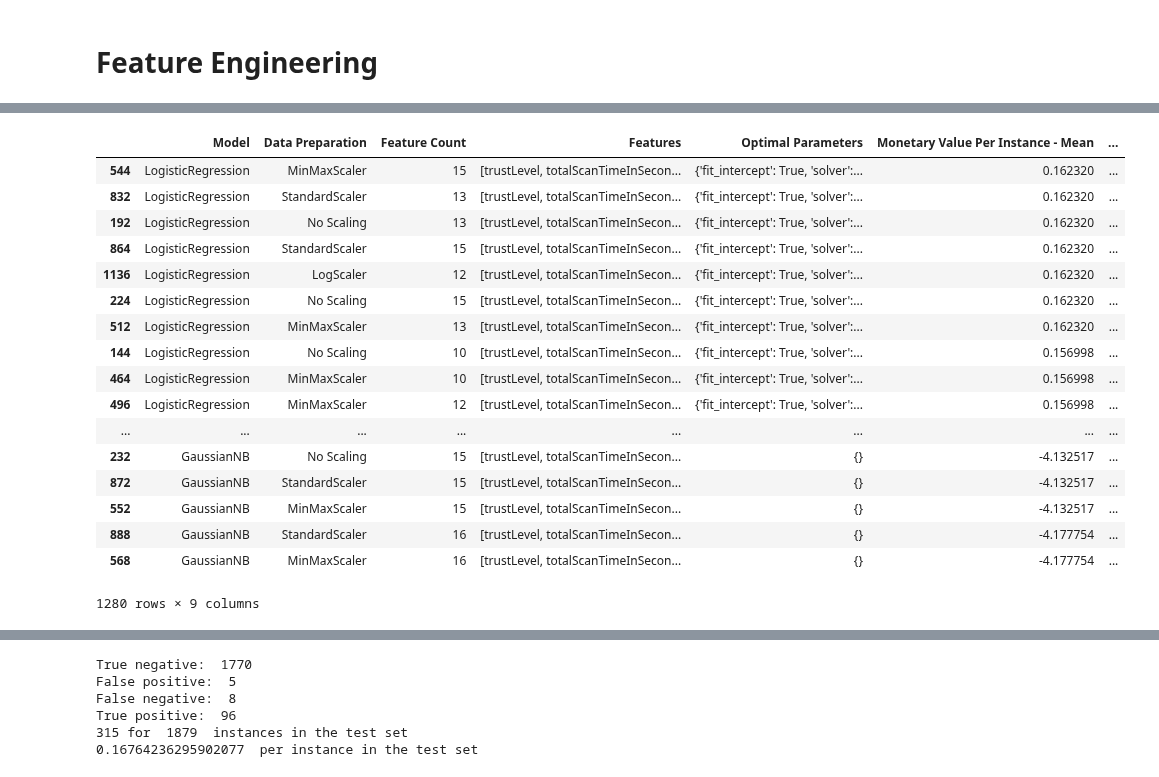
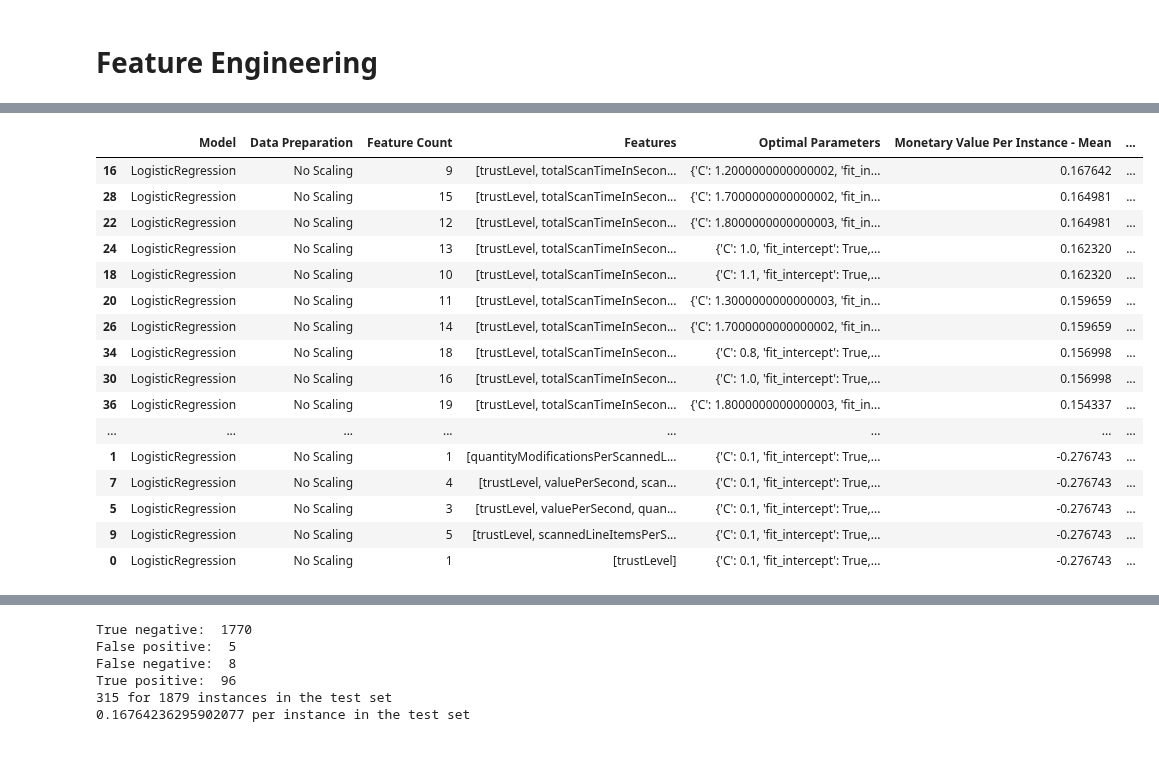
Before and after one commit to anhmt90/data-mining-cup, a Jupyter notebook: models/In Depth Model Analysis/In Depth Analysis - Logistic Regression.ipynb, the cells around one changed output, grey strips where cells are left out. Drawn from its saved outputs; the diff is of its cells as text; code cells hidden in the pictures.

Commit message:
Add in-depth tuning and analysis for 9 different models

```diff
--- a/models/In Depth Model Analysis/In Depth Analysis - Logistic Regression.ipynb
+++ b/models/In Depth Model Analysis/In Depth Analysis - Logistic Regression.ipynb
@@ -66,10 +66,11 @@ from sklearn.model_selection import RandomizedSearchCV
 
 
 model_tuning_factory = [
-    GridSearchCV(LogisticRegression(max_iter = 10000),
+    GridSearchCV(LogisticRegression(max_iter = 100000),
                  dict(# penalty = ['l1','l2'],  # automatic regularization  -> option 'l1' doesnt work with all solvers and leads to errors
                      solver = ['newton-cg', 'lbfgs', 'liblinear'],
-                     fit_intercept = [True, False]),
+                     fit_intercept = [True, False],
+                     C = np.arange(0.1, 2.0, 0.1)),
                     #  solver = ['lbfgs', 'liblinear', 'sag', 'saga']),
                  cv = skf,
                  scoring = my_custom_score)
@@ -79,33 +80,15 @@ model_tuning_factory = [
 iterations = 10
 
 model_tuning_factory_randomized = [
-    RandomizedSearchCV(LogisticRegression(max_iter = 10000),
+    RandomizedSearchCV(LogisticRegression(max_iter = 100000),
                  dict(# penalty = ['l1','l2'],  # automatic regularization  -> option 'l1' doesnt work with all solvers and leads to errors
-                       solver = ['newton-cg', 'lbfgs', 'liblinear'],
-                       fit_intercept = [True, False]),
+                     solver = ['newton-cg', 'lbfgs', 'liblinear'],
+                     fit_intercept = [True, False]),
                     #  solver = ['lbfgs', 'liblinear', 'sag', 'saga']),
                  cv = skf,
                  scoring = my_custom_score,
-                 n_iter = iterations)
+                      n_iter  = iterations)
 ]
-# %%
-from sklearn.model_selection import cross_val_score
-from sklearn.metrics import confusion_matrix
-from sklearn.metrics import make_scorer
-
-def my_custom_loss_func(y_true, y_pred):
-    cm = confusion_matrix(y_true,y_pred)
-    tn, fp, fn, tp = cm.ravel()
-    score = ((-25)*fp + (-5)*fn + 5*tp) / len(y_true)
-    return (score)
-
-my_custom_score = make_scorer(my_custom_loss_func, greater_is_better=True)
-
-from sklearn.model_selection import StratifiedKFold
-from sklearn.model_selection import LeaveOneOut
-
-skf = StratifiedKFold(n_splits=10)
-loo = LeaveOneOut()
 # %%
 Y = train['fraud']
 X = train.drop('fraud',axis=1)
@@ -253,22 +278,20 @@ Finished LogisticRegression with LogScaler and 20 features after 14.018598794937
 # %%
-result_table = result_table.sort_values(by = "Monetary Value Per Instance - Mean", ascending = False)
-result_table
+result_table.sort_values(by = "Monetary Value Per Instance - Mean", ascending = False)
 # %% [output]
 |  | Model | Data Preparation | Feature Count | Features | Optimal Parameters | Monetary Value Per Instance - Mean | ... |
-| 544 | LogisticRegression | MinMaxScaler | 15 | [trustLevel, totalScanTimeInSecon... | {'fit_intercept': True, 'solver':... | 0.162320 | ... |
-| 832 | LogisticRegression | StandardScaler | 13 | [trustLevel, totalScanTimeInSecon... | {'fit_intercept': True, 'solver':... | 0.162320 | ... |
-| 192 | LogisticRegression | No Scaling | 13 | [trustLevel, totalScanTimeInSecon... | {'fit_intercept': True, 'solver':... | 0.162320 | ... |
-| 864 | LogisticRegression | StandardScaler | 15 | [trustLevel, totalScanTimeInSecon... | {'fit_intercept': True, 'solver':... | 0.162320 | ... |
-| 1136 | LogisticRegression | LogScaler | 12 | [trustLevel, totalScanTimeInSecon... | {'fit_intercept': True, 'solver':... | 0.162320 | ... |
-| 224 | LogisticRegression | No Scaling | 15 | [trustLevel, totalScanTimeInSecon... | {'fit_intercept': True, 'solver':... | 0.162320 | ... |
-| 512 | LogisticRegression | MinMaxScaler | 13 | [trustLevel, totalScanTimeInSecon... | {'fit_intercept': True, 'solver':... | 0.162320 | ... |
-| 144 | LogisticRegression | No Scaling | 10 | [trustLevel, totalScanTimeInSecon... | {'fit_intercept': True, 'solver':... | 0.156998 | ... |
-| 464 | LogisticRegression | MinMaxScaler | 10 | [trustLevel, totalScanTimeInSecon... | {'fit_intercept': True, 'solver':... | 0.156998 | ... |
-| 496 | LogisticRegression | MinMaxScaler | 12 | [trustLevel, totalScanTimeInSecon... | {'fit_intercept': True, 'solver':... | 0.156998 | ... |
+| 16 | LogisticRegression | No Scaling | 9 | [trustLevel, totalScanTimeInSecon... | {'C': 1.2000000000000002, 'fit_in... | 0.167642 | ... |
+| 28 | LogisticRegression | No Scaling | 15 | [trustLevel, totalScanTimeInSecon... | {'C': 1.7000000000000002, 'fit_in... | 0.164981 | ... |
+| 22 | LogisticRegression | No Scaling | 12 | [trustLevel, totalScanTimeInSecon... | {'C': 1.8000000000000003, 'fit_in... | 0.164981 | ... |
+| 24 | LogisticRegression | No Scaling | 13 | [trustLevel, totalScanTimeInSecon... | {'C': 1.0, 'fit_intercept': True,... | 0.162320 | ... |
+| 18 | LogisticRegression | No Scaling | 10 | [trustLevel, totalScanTimeInSecon... | {'C': 1.1, 'fit_intercept': True,... | 0.162320 | ... |
+| 20 | LogisticRegression | No Scaling | 11 | [trustLevel, totalScanTimeInSecon... | {'C': 1.3000000000000003, 'fit_in... | 0.159659 | ... |
+| 26 | LogisticRegression | No Scaling | 14 | [trustLevel, totalScanTimeInSecon... | {'C': 1.7000000000000002, 'fit_in... | 0.159659 | ... |
+| 34 | LogisticRegression | No Scaling | 18 | [trustLevel, totalScanTimeInSecon... | {'C': 0.8, 'fit_intercept': True,... | 0.156998 | ... |
+| 30 | LogisticRegression | No Scaling | 16 | [trustLevel, totalScanTimeInSecon... | {'C': 1.0, 'fit_intercept': True,... | 0.156998 | ... |
+| 36 | LogisticRegression | No Scaling | 19 | [trustLevel, totalScanTimeInSecon... | {'C': 1.8000000000000003, 'fit_in... | 0.154337 | ... |
 | ... | ... | ... | ... | ... | ... | ... | ... |
-| 232 | GaussianNB | No Scaling | 15 | [trustLevel, totalScanTimeInSecon... | {} | -4.132517 | ... |
-| 872 | GaussianNB | StandardScaler | 15 | [trustLevel, totalScanTimeInSecon... | {} | -4.132517 | ... |
-| 552 | GaussianNB | MinMaxScaler | 15 | [trustLevel, totalScanTimeInSecon... | {} | -4.132517 | ... |
-| 888 | GaussianNB | StandardScaler | 16 | [trustLevel, totalScanTimeInSecon... | {} | -4.177754 | ... |
-| 568 | GaussianNB | MinMaxScaler | 16 | [trustLevel, totalScanTimeInSecon... | {} | -4.177754 | ... |
+| 1 | LogisticRegression | No Scaling | 1 | [quantityModificationsPerScannedL... | {'C': 0.1, 'fit_intercept': True,... | -0.276743 | ... |
+| 7 | LogisticRegression | No Scaling | 4 | [trustLevel, valuePerSecond, scan... | {'C': 0.1, 'fit_intercept': True,... | -0.276743 | ... |
+| 5 | LogisticRegression | No Scaling | 3 | [trustLevel, valuePerSecond, quan... | {'C': 0.1, 'fit_intercept': True,... | -0.276743 | ... |
+| 9 | LogisticRegression | No Scaling | 5 | [trustLevel, scannedLineItemsPerS... | {'C': 0.1, 'fit_intercept': True,... | -0.276743 | ... |
+| 0 | LogisticRegression | No Scaling | 1 | [trustLevel] | {'C': 0.1, 'fit_intercept': True,... | -0.276743 | ... |
-1280 rows × 9 columns
```
Also changed, not shown: parts of 7 cells of this notebook, 9 other files.
